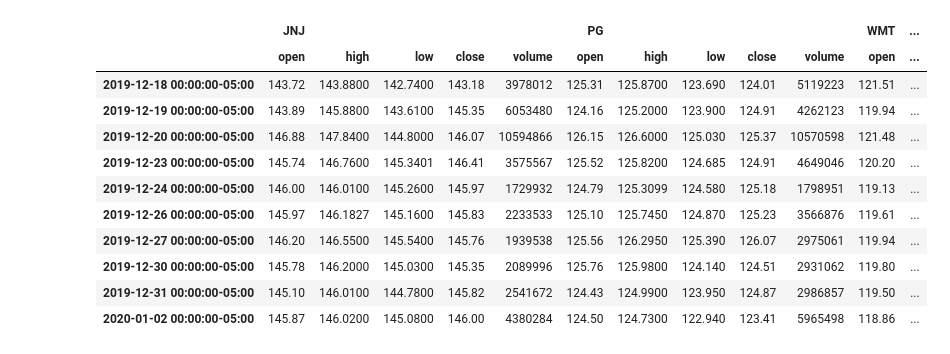
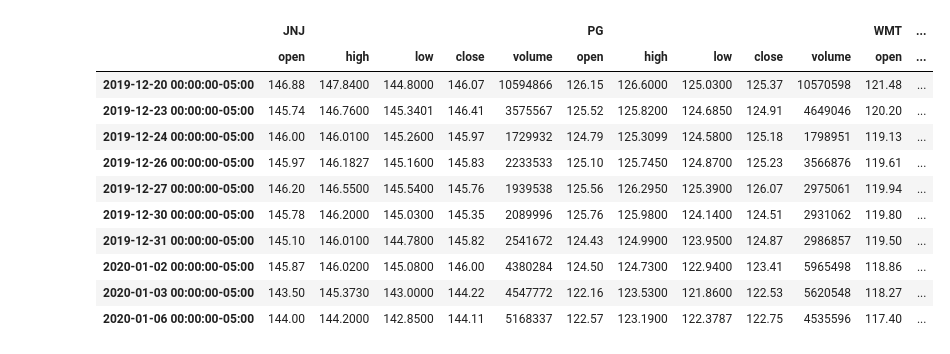
Before and after one commit to ianrunsalot/CU_Project1, a Jupyter notebook: Project_Outline/P1_Q3.ipynb, the cells around one changed output. Saved outputs shown, nothing was run; the diff lists cells and outputs as text; code cells hidden in the pictures.

```diff
--- a/Project_Outline/P1_Q3.ipynb
+++ b/Project_Outline/P1_Q3.ipynb
@@ -61,35 +67,36 @@ asset_info_df.sample(5)
 # %%
+#DELINEATE RESILIENT TICKERS DATAFRAME FROM NON-RESILIENT TICKER DATAFRAME
+#SETUP RESILIENT DF
 resil_tickers = ["WMT", "JNJ", "PG"]
 
 # Set timeframe to '1D'
 timeframe = '1D'
 
 # Set start and end datetimes of 1 year, between now and 365 days ago.
 end_date = datetime.now()
-start_date = end_date + timedelta(-88)
+start_date = end_date + timedelta(-252)
 
 # Get 1 year's worth of historical data for WMT, JNJ and PG
 dfr = api.get_barset(
     resil_tickers,
     timeframe,
     limit=None,
     start=start_date,
     end=end_date,
     after=None,
     until=None,
 ).df
-
 dfr.head(10)
 # %% [output]
 |  | JNJ |  |  |  |  | PG |  |  |  |  | WMT | ... |
 |  | open | high | low | close | volume | open | high | low | close | volume | open | ... |
-| 2019-12-18 00:00:00-05:00 | 143.72 | 143.8800 | 142.7400 | 143.18 | 3978012 | 125.31 | 125.8700 | 123.690 | 124.01 | 5119223 | 121.51 | ... |
-| 2019-12-19 00:00:00-05:00 | 143.89 | 145.8800 | 143.6100 | 145.35 | 6053480 | 124.16 | 125.2000 | 123.900 | 124.91 | 4262123 | 119.94 | ... |
-| 2019-12-20 00:00:00-05:00 | 146.88 | 147.8400 | 144.8000 | 146.07 | 10594866 | 126.15 | 126.6000 | 125.030 | 125.37 | 10570598 | 121.48 | ... |
-| 2019-12-23 00:00:00-05:00 | 145.74 | 146.7600 | 145.3401 | 146.41 | 3575567 | 125.52 | 125.8200 | 124.685 | 124.91 | 4649046 | 120.20 | ... |
-| 2019-12-24 00:00:00-05:00 | 146.00 | 146.0100 | 145.2600 | 145.97 | 1729932 | 124.79 | 125.3099 | 124.580 | 125.18 | 1798951 | 119.13 | ... |
-| 2019-12-26 00:00:00-05:00 | 145.97 | 146.1827 | 145.1600 | 145.83 | 2233533 | 125.10 | 125.7450 | 124.870 | 125.23 | 3566876 | 119.61 | ... |
-| 2019-12-27 00:00:00-05:00 | 146.20 | 146.5500 | 145.5400 | 145.76 | 1939538 | 125.56 | 126.2950 | 125.390 | 126.07 | 2975061 | 119.94 | ... |
-| 2019-12-30 00:00:00-05:00 | 145.78 | 146.2000 | 145.0300 | 145.35 | 2089996 | 125.76 | 125.9800 | 124.140 | 124.51 | 2931062 | 119.80 | ... |
-| 2019-12-31 00:00:00-05:00 | 145.10 | 146.0100 | 144.7800 | 145.82 | 2541672 | 124.43 | 124.9900 | 123.950 | 124.87 | 2986857 | 119.50 | ... |
-| 2020-01-02 00:00:00-05:00 | 145.87 | 146.0200 | 145.0800 | 146.00 | 4380284 | 124.50 | 124.7300 | 122.940 | 123.41 | 5965498 | 118.86 | ... |
+| 2019-12-20 00:00:00-05:00 | 146.88 | 147.8400 | 144.8000 | 146.07 | 10594866 | 126.15 | 126.6000 | 125.0300 | 125.37 | 10570598 | 121.48 | ... |
+| 2019-12-23 00:00:00-05:00 | 145.74 | 146.7600 | 145.3401 | 146.41 | 3575567 | 125.52 | 125.8200 | 124.6850 | 124.91 | 4649046 | 120.20 | ... |
+| 2019-12-24 00:00:00-05:00 | 146.00 | 146.0100 | 145.2600 | 145.97 | 1729932 | 124.79 | 125.3099 | 124.5800 | 125.18 | 1798951 | 119.13 | ... |
+| 2019-12-26 00:00:00-05:00 | 145.97 | 146.1827 | 145.1600 | 145.83 | 2233533 | 125.10 | 125.7450 | 124.8700 | 125.23 | 3566876 | 119.61 | ... |
+| 2019-12-27 00:00:00-05:00 | 146.20 | 146.5500 | 145.5400 | 145.76 | 1939538 | 125.56 | 126.2950 | 125.3900 | 126.07 | 2975061 | 119.94 | ... |
+| 2019-12-30 00:00:00-05:00 | 145.78 | 146.2000 | 145.0300 | 145.35 | 2089996 | 125.76 | 125.9800 | 124.1400 | 124.51 | 2931062 | 119.80 | ... |
+| 2019-12-31 00:00:00-05:00 | 145.10 | 146.0100 | 144.7800 | 145.82 | 2541672 | 124.43 | 124.9900 | 123.9500 | 124.87 | 2986857 | 119.50 | ... |
+| 2020-01-02 00:00:00-05:00 | 145.87 | 146.0200 | 145.0800 | 146.00 | 4380284 | 124.50 | 124.7300 | 122.9400 | 123.41 | 5965498 | 118.86 | ... |
+| 2020-01-03 00:00:00-05:00 | 143.50 | 145.3730 | 143.0000 | 144.22 | 4547772 | 122.16 | 123.5300 | 121.8600 | 122.53 | 5620548 | 118.27 | ... |
+| 2020-01-06 00:00:00-05:00 | 144.00 | 144.2000 | 142.8500 | 144.11 | 5168337 | 122.57 | 123.1900 | 122.3787 | 122.75 | 4535596 | 117.40 | ... |
```
Also changed, not shown: parts of 36 cells of this notebook.
